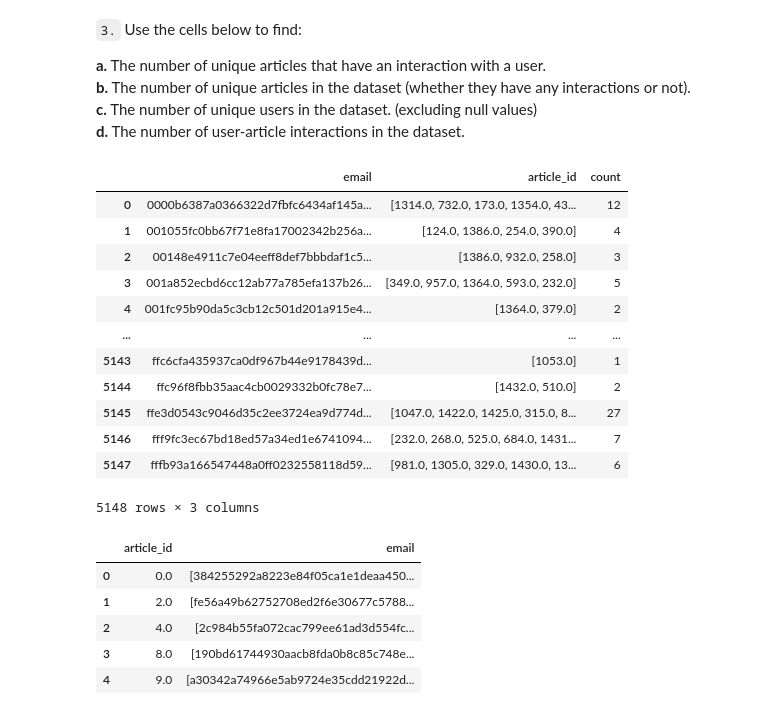
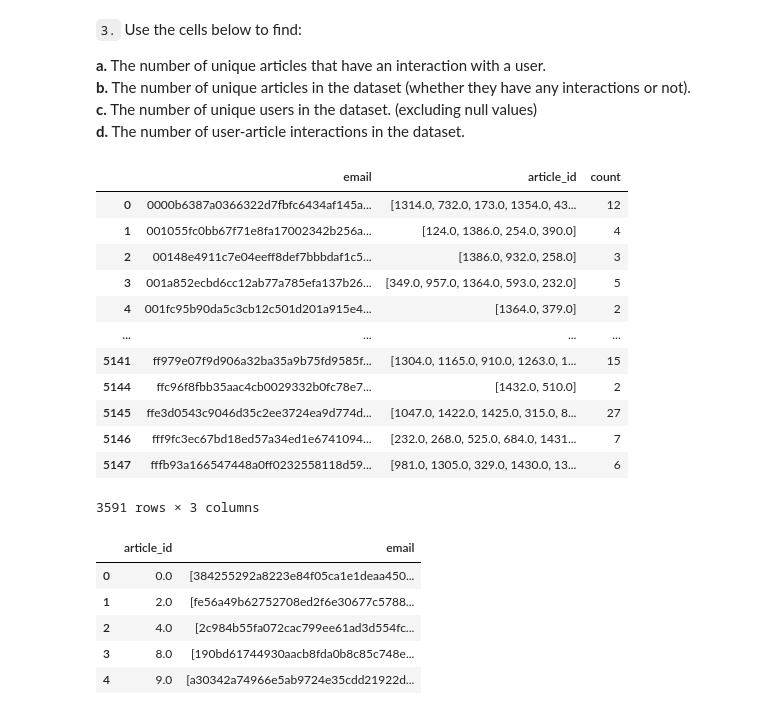
Before and after one commit to aurora-nat/ibm_recommendation_system, a Jupyter notebook: Recommendations_with_IBM.ipynb, the cells around one changed output. Drawn from its saved outputs; the diff is of its cells as text; code cells hidden in the pictures.

```diff
--- a/Recommendations_with_IBM.ipynb
+++ b/Recommendations_with_IBM.ipynb
@@ -168,21 +180,21 @@ unique_user_article = df.groupby('email').article_id.unique().reset_index()
 unique_user_article['count'] = unique_user_article['article_id'].apply(len)
 # %%
 #Interested only in the users with more than one article
-unique_user_article[unique_user_article['count'].apply(lambda x: x>= 1)]
+unique_user_article[unique_user_article['count'].apply(lambda x: x> 1)]
 # %% [output]
 |  | email | article_id | count |
 | 0 | 0000b6387a0366322d7fbfc6434af145a... | [1314.0, 732.0, 173.0, 1354.0, 43... | 12 |
 | 1 | 001055fc0bb67f71e8fa17002342b256a... | [124.0, 1386.0, 254.0, 390.0] | 4 |
 | 2 | 00148e4911c7e04eeff8def7bbbdaf1c5... | [1386.0, 932.0, 258.0] | 3 |
 | 3 | 001a852ecbd6cc12ab77a785efa137b26... | [349.0, 957.0, 1364.0, 593.0, 232.0] | 5 |
 | 4 | 001fc95b90da5c3cb12c501d201a915e4... | [1364.0, 379.0] | 2 |
 | ... | ... | ... | ... |
-| 5143 | ffc6cfa435937ca0df967b44e9178439d... | [1053.0] | 1 |
+| 5141 | ff979e07f9d906a32ba35a9b75fd9585f... | [1304.0, 1165.0, 910.0, 1263.0, 1... | 15 |
 | 5144 | ffc96f8fbb35aac4cb0029332b0fc78e7... | [1432.0, 510.0] | 2 |
 | 5145 | ffe3d0543c9046d35c2ee3724ea9d774d... | [1047.0, 1422.0, 1425.0, 315.0, 8... | 27 |
 | 5146 | fff9fc3ec67bd18ed57a34ed1e6741094... | [232.0, 268.0, 525.0, 684.0, 1431... | 7 |
 | 5147 | fffb93a166547448a0ff0232558118d59... | [981.0, 1305.0, 329.0, 1430.0, 13... | 6 |
-5148 rows × 3 columns
+3591 rows × 3 columns
 # %%
 #Unique articles with at least one interaction
 #First group by article id
```
Also changed, not shown: parts of 11 cells of this notebook, 1 other file.
